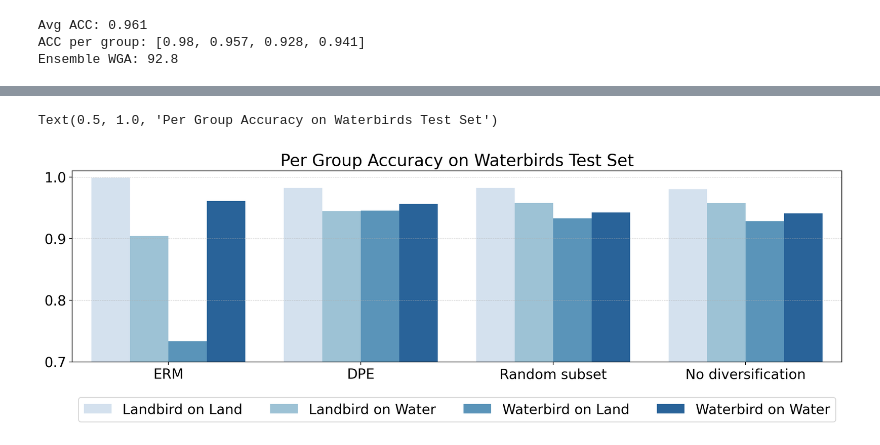
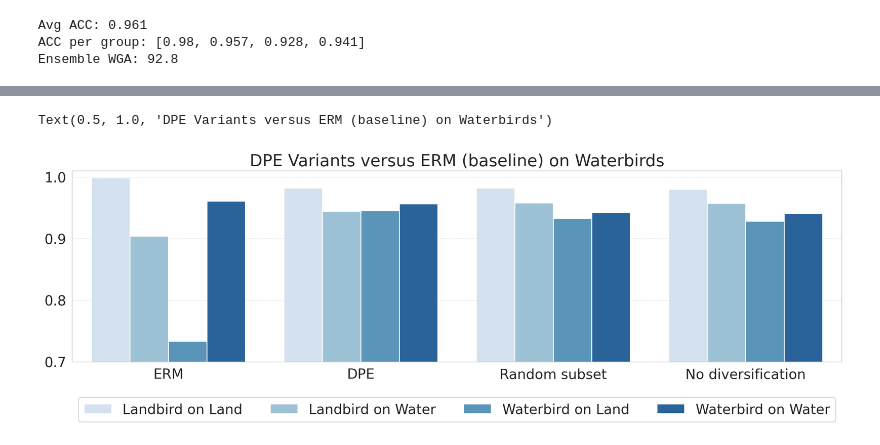
Before and after one commit to minhto2802/DPE, a Jupyter notebook: notebooks/01_waterbirds_with_attribute_annotation.ipynb, the cells around one changed output, grey strips where cells are left out. Saved outputs shown, nothing was run; the diff lists cells and outputs as text; code cells hidden in the pictures.

```diff
--- a/notebooks/01_waterbirds_with_attribute_annotation.ipynb
+++ b/notebooks/01_waterbirds_with_attribute_annotation.ipynb
@@ -357,33 +357,33 @@ df2 = []
 for k in results.keys():
     per_group_acc = results[k]['per_group']
     tmp = {g: per_group_acc[g]['accuracy'] for g in per_group_acc.keys()}
     df2.append(pd.DataFrame(tmp.values(), columns=['Accuracy']))
     df2[-1]['Group'] = [groups_dict[kk] for kk in tmp.keys()]
     df2[-1]['Diversification Strategy'] = k
 df2 = pd.concat(df2)
 df2.reset_index(drop=True, inplace=True)
 import seaborn as sns
 
 plt.figure(figsize=(16, 4), dpi=200)
 ax = sns.barplot(
     data=df2, x='Diversification Strategy', y='Accuracy', hue='Group',
     palette=sns.color_palette('Blues', len(df2['Group'].unique())),
     # palette=sns.color_palette(palette, 4)
 )
 ax.set_ylim(0.7, 1.01)
 ax.set_xlabel('')
 ax.set_ylabel('')
 ax.grid(True, which='major', linestyle='--', linewidth=0.5, alpha=0.7, axis='y')
 
 # Move legend below the x-axis label
 ax.legend(
     # title='Group',
     loc='upper center',
     bbox_to_anchor=(0.5, -0.15),
     ncol=len(df2['Group'].unique()),
     frameon=True
 )
-plt.title('Per Group Accuracy on Waterbirds Test Set')
+plt.title('DPE Variants versus ERM (baseline) on Waterbirds')
 # %% [output]
-Text(0.5, 1.0, 'Per Group Accuracy on Waterbirds Test Set')
+Text(0.5, 1.0, 'DPE Variants versus ERM (baseline) on Waterbirds')
-[figure, old version]
+[figure, new version]
```
Also changed, not shown: parts of 3 cells of this notebook.
